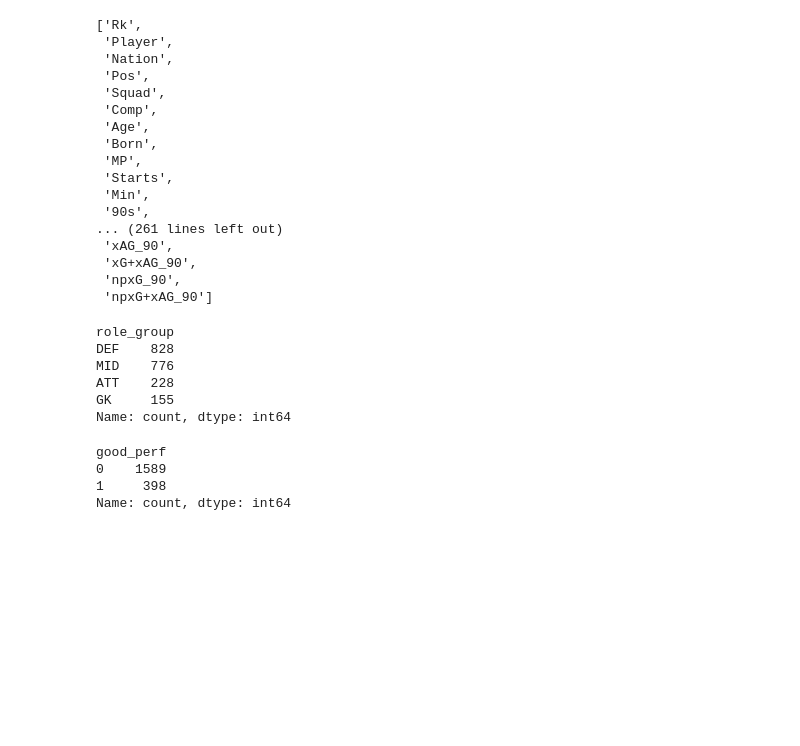
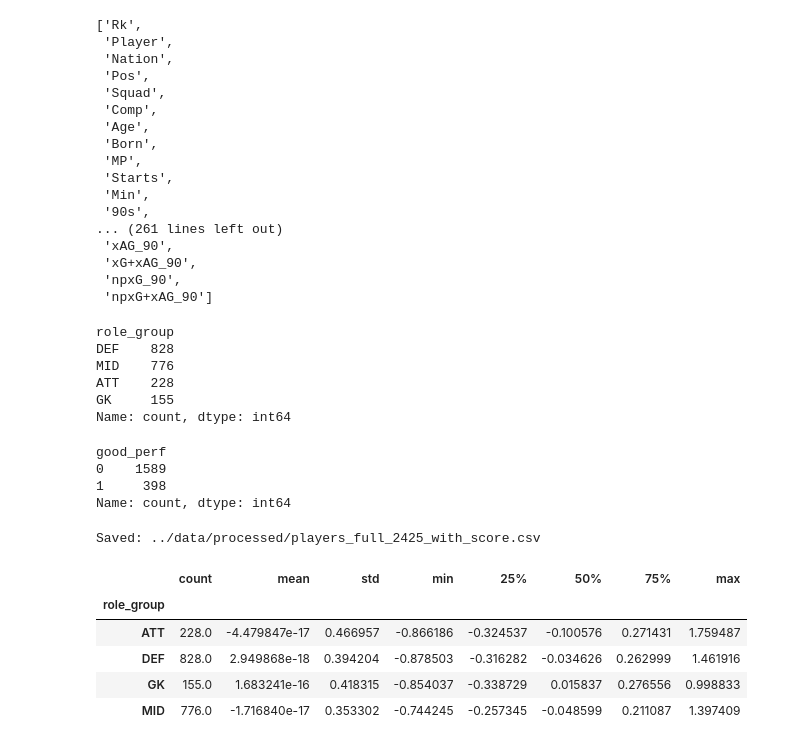
Before and after one commit to nerminebenrekhissa/football-data-intelligence-lab, a Jupyter notebook: player-performance/notebooks/02-merging-datasets.ipynb, the cells around one changed output. Saved outputs shown, nothing was run; the diff lists cells and outputs as text; code cells hidden in the pictures; blank space fills up the shorter version.

```diff
--- a/player-performance/notebooks/02-merging-datasets.ipynb
+++ b/player-performance/notebooks/02-merging-datasets.ipynb
@@ -313,3 +313,20 @@ good_perf
 0    1589
 1     398
 Name: count, dtype: int64
+# %%
+output_scored_csv = "../data/processed/players_full_2425_with_score.csv"
+df.to_csv(output_scored_csv, index=False)
+print("Saved:", output_scored_csv)
+# %% [output]
+Saved: ../data/processed/players_full_2425_with_score.csv
+# %%
+df["performance_score"].describe()
+df["good_perf"].value_counts(normalize=True)
+df.groupby("role_group")["performance_score"].describe()
+# %% [output]
+|  | count | mean | std | min | 25% | 50% | 75% | max |
+| role_group |  |  |  |  |  |  |  |  |
+| ATT | 228.0 | -4.479847e-17 | 0.466957 | -0.866186 | -0.324537 | -0.100576 | 0.271431 | 1.759487 |
+| DEF | 828.0 | 2.949868e-18 | 0.394204 | -0.878503 | -0.316282 | -0.034626 | 0.262999 | 1.461916 |
+| GK | 155.0 | 1.683241e-16 | 0.418315 | -0.854037 | -0.338729 | 0.015837 | 0.276556 | 0.998833 |
+| MID | 776.0 | -1.716840e-17 | 0.353302 | -0.744245 | -0.257345 | -0.048599 | 0.211087 | 1.397409 |
```
Also changed, not shown: 2 other files.
